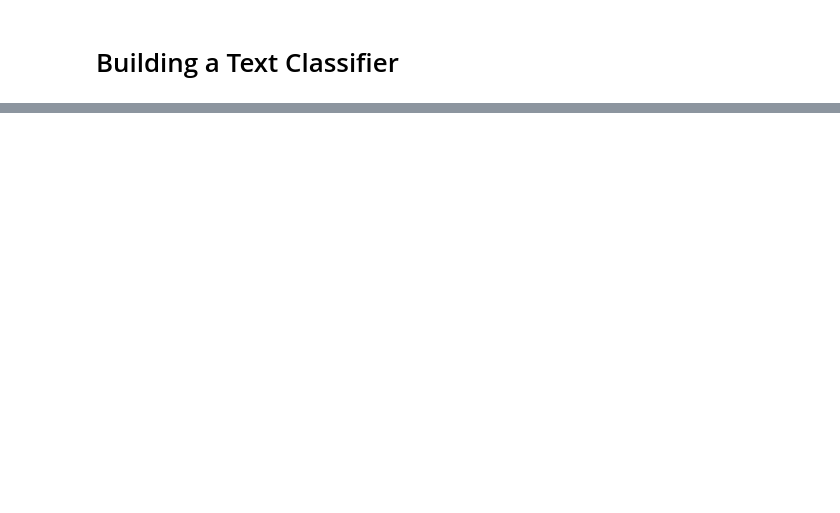
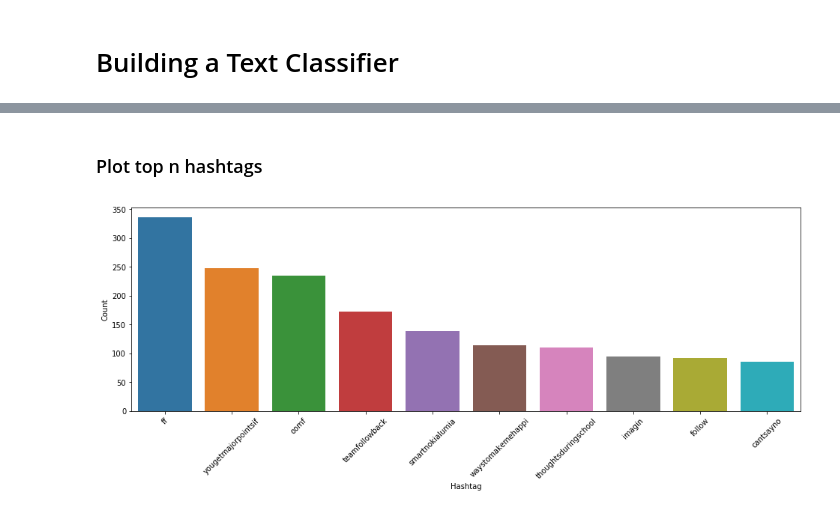
Before and after one commit to baraschi/Twitter_Sentiment_Analysis, a Jupyter notebook: Text Classification.ipynb, the cells around one changed output, grey strips where cells are left out. Drawn from its saved outputs; the diff is of its cells as text; code cells hidden in the pictures; blank space fills up the shorter version.

```diff
--- a/Text Classification.ipynb
+++ b/Text Classification.ipynb
@@ -60,0 +141,7 @@ features_pos = feature_representation(train_pos)
+# %%
+from nltk.corpus import stopwords
+from nltk.tokenize import word_tokenize
+
+stop_words = set(stopwords.words('english'))
+
+tweets['clean_tweet_no_stop'] = tweets['clean_tweet'].apply(lambda x: ' '.join([word for word in x.split() if word not in (stop_words)]))
@@ -60,0 +150,14 @@ features_pos = feature_representation(train_pos)
+# %%
+# function to collect hashtags
+def extract_hashtags(tweets):
+    hashtags = []
+    # Loop over the words in the tweet
+    for tweet in tweets:
+        hashtag = re.findall(r"#(\w+)", tweet)
+        hashtags.append(hashtag)
+    return hashtags
+# %%
+#extract positive hashtags
+positive_hashtags = extract_hashtags(tweets['clean_tweet_no_stop'][tweets['label']==1])
+#unnest
+positive_hashtags = sum(positive_hashtags, [])
@@ -60,0 +169,17 @@ features_pos = feature_representation(train_pos)
+# %% [markdown]
+### Plot top n hashtags
+# %%
+#plot top n hashtags
+pos = nltk.FreqDist(positive_hashtags)
+pos_df = pd.DataFrame({'Hashtag': list(pos.keys()),
+                  'Count': list(pos.values())})
+
+# selecting top 10 most frequent hashtags
+pos_df = pos_df.nlargest(columns="Count", n = 10)
+plt.figure(figsize=(16,5))
+ax = sns.barplot(data=pos_df, x= "Hashtag", y = "Count")
+ax.set(ylabel = 'Count')
+plt.xticks(rotation=45)
+plt.show()
+# %% [output]
+[figure, added]
```
Also changed, not shown: parts of 42 cells of this notebook.
